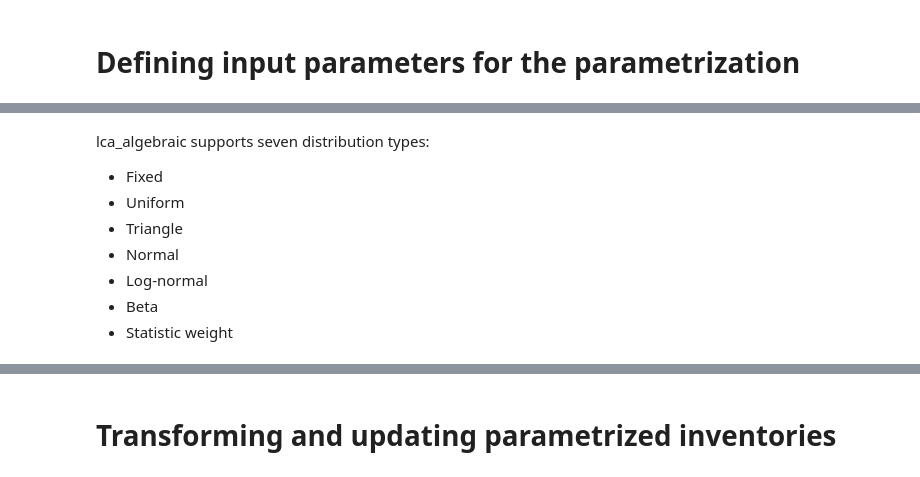
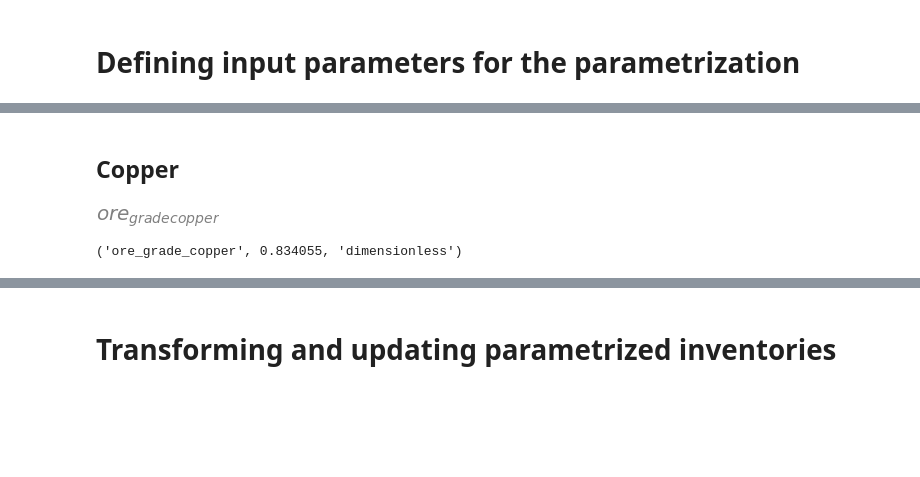
Before and after one commit to marpellan/regionalized_lci_mineral, a Jupyter notebook: 2.LCI_parametrization.ipynb, the cells around one changed output, grey strips where cells are left out. Saved outputs shown, nothing was run; the diff lists cells and outputs as text; code cells hidden in the pictures; blank space fills up the shorter version.

```diff
--- a/2.LCI_parametrization.ipynb
+++ b/2.LCI_parametrization.ipynb
@@ -64,10 +115,9 @@ The following parameters are included:
-# %% [markdown]
-lca_algebraic supports seven distribution types:
-- Fixed
-- Uniform
-- Triangle
-- Normal
-- Log-normal
-- Beta
-- Statistic weight
+# %% [markdown]
+## Copper
+# %%
+# From Ore grade notebooks
+cu_mean = 0.834055
+cu_min = 0.004
+cu_max = 7.92
+cu_std = 0.907797
 # %%
@@ -101,0 +137,10 @@ og_ni_world = newFloatParam(
+# %%
+#If you print an lca_algebraic parameter, its name is printed but not its value
+og_cu_world
+# %% [output]
+[figure, added]
+# %%
+#Print the name, default value and unit of one parameter
+(og_cu_world.name, og_cu_world.default, og_cu_world.unit)
+# %% [output]
+('ore_grade_copper', 0.834055, 'dimensionless')
```
Also changed, not shown: parts of 62 cells of this notebook, 24 other files.
